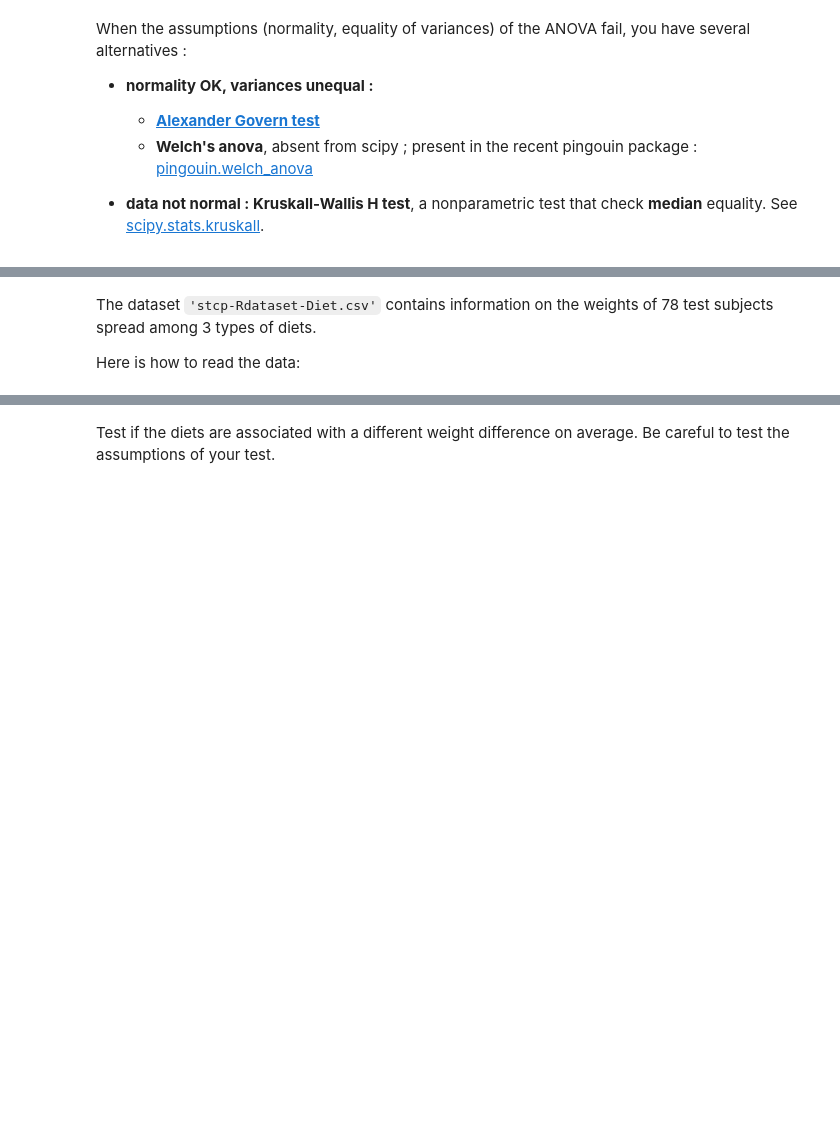
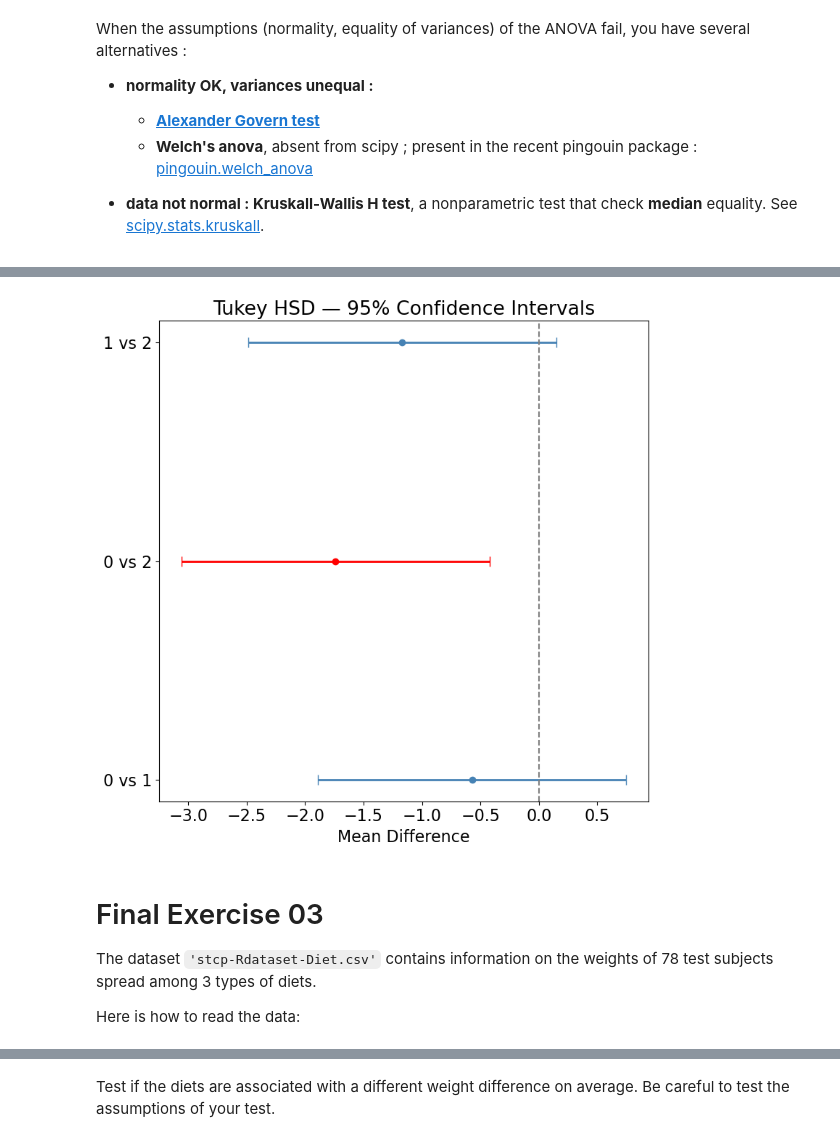
Before and after one commit to bioinfocz/IMG-Statistics-in-Python-Course, a Jupyter notebook: 03_distribution_and_statistical_tests_continued.ipynb, the cells around one changed output, grey strips where cells are left out. Drawn from its saved outputs; the diff is of its cells as text; code cells hidden in the pictures; blank space fills up the shorter version.

```diff
--- a/03_distribution_and_statistical_tests_continued.ipynb
+++ b/03_distribution_and_statistical_tests_continued.ipynb
@@ -539,0 +636,4 @@ Usually you will want to know which couple of condition differ. For this we reco
+# %%
+hsd_res = stats.tukey_hsd(*groups)
+
+print(hsd_res)
@@ -540,4 +653,34 @@ Usually you will want to know which couple of condition differ. For this we reco
+# %%
+labels = ['0 vs 1', '0 vs 2', '1 vs 2']
+pairs = [(0,1), (0,2), (1,2)]
+
+ci = hsd_res.confidence_interval(confidence_level=0.95)
+means  = [hsd_res.statistic[i][j] for i, j in pairs]
+lows   = [ci.low[i][j]  for i, j in pairs]
+highs  = [ci.high[i][j] for i, j in pairs]
+
+# half-widths (always positive)
+err_low  = [m - l for m, l in zip(means, lows)]
+err_high = [h - m for h, m in zip(highs, means)]
+
+colors = ['red' if l > 0 or h < 0 else 'steelblue' for l, h in zip(lows, highs)]
+
+fig, ax = plt.subplots()
+for idx, (m, el, eh, c) in enumerate(zip(means, err_low, err_high, colors)):
+    ax.errorbar(m, idx, xerr=[[el], [eh]], fmt='o', color=c, ecolor=c, elinewidth=2, capsize=5)
+
+ax.axvline(0, color='grey', linestyle='--')
+ax.set_yticks(range(len(pairs)))
+ax.set_yticklabels(labels)
+ax.set_xlabel('Mean Difference')
+ax.set_title('Tukey HSD — 95% Confidence Intervals')
+plt.tight_layout()
+plt.show()
+# %% [output]
+[figure, added]
 # %% [markdown]
+# Final Exercise 03
+
 The dataset `'stcp-Rdataset-Diet.csv'` contains information on the weights
 of 78 test subjects spread among 3 types of diets.
 
```
Also changed, not shown: parts of 52 cells of this notebook, 1 other file.
